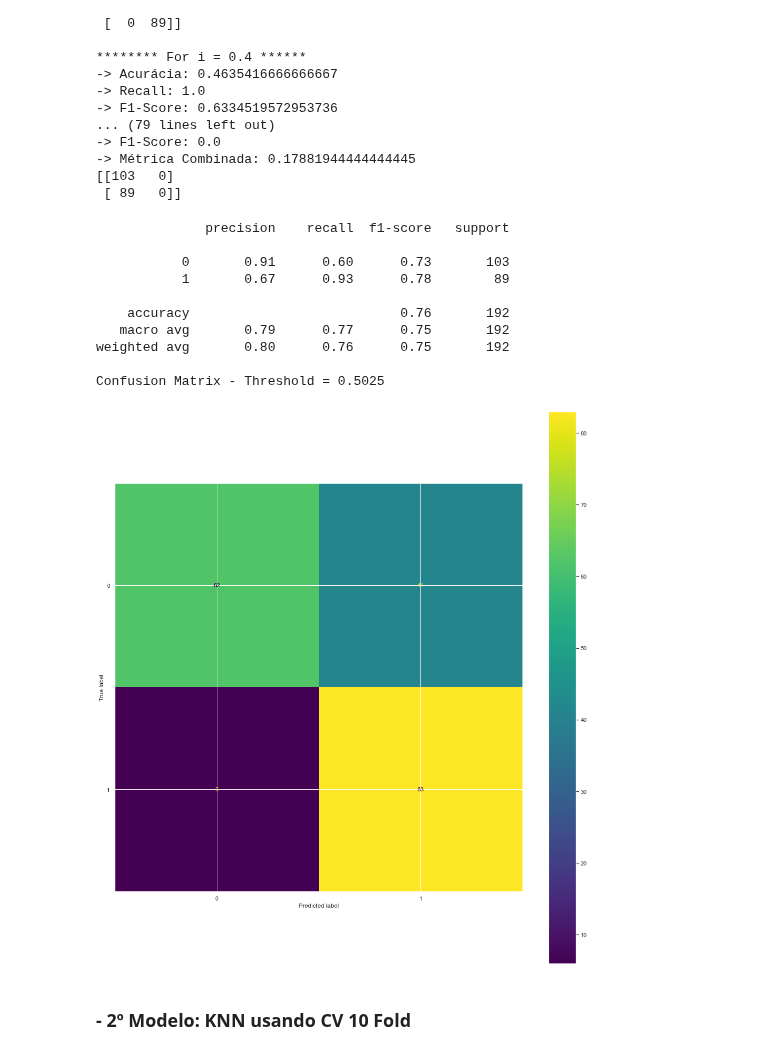
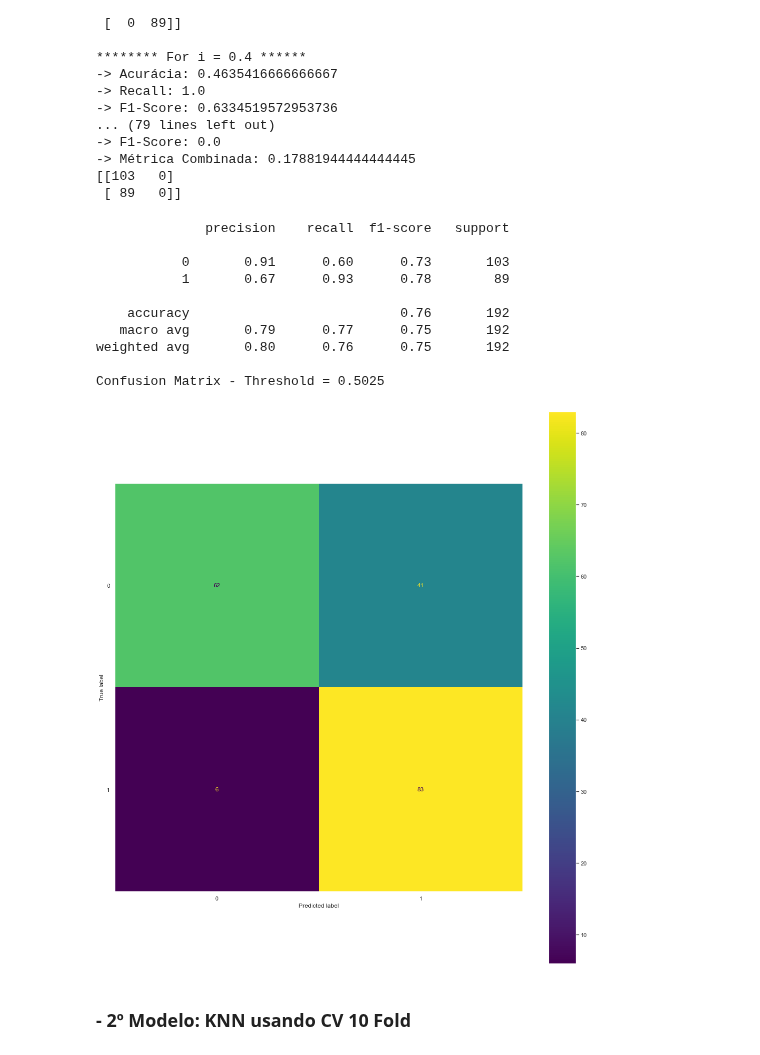
Before and after one commit to faustinothiagos/Project_Workshop_3_DS_Digital_House, a Jupyter notebook: workshop3.ipynb, the cells around one changed output. Drawn from its saved outputs; the diff is of its cells as text; code cells hidden in the pictures.

Commit message:
v18, Random Forest Completo, começo de XGBoost, arrumando plot de confusion matrixes

```diff
--- a/workshop3.ipynb
+++ b/workshop3.ipynb
@@ -570,0 +573,8 @@ Logit Regression Results
+# %%
+from sklearn.dummy import DummyClassifier
+
+dummy_clf = DummyClassifier(strategy="most_frequent")
+dummy_clf.fit(X_train, y_train)
+
+print(metrics.classification_report(y_test, dummy_clf.predict(X_test)))
+print(confusion_matrix(y_test, dummy_clf.predict(X_test)))
@@ -627,22 +647,22 @@ log_reg_best_thresh = max(log_reg_metric_combo_dict, key=log_reg_metric_combo_di
 # %%
 features_e_target = ['Status'].append(features)
 log_reg_pred = pred_proba_df.applymap(lambda x: 1 if x > log_reg_best_thresh else 0)
 
 print(metrics.classification_report(y_test, log_reg_pred[1]))
 print(f"Confusion Matrix - Threshold = {log_reg_best_thresh}")
-ConfusionMatrixDisplay(confusion_matrix(y_test, log_reg_pred[1])).plot();
+ConfusionMatrixDisplay(confusion_matrix(y_test, log_reg_pred[1])).plot(); plt.grid(False);
 # %% [output]
               precision    recall  f1-score   support
 
            0       0.91      0.60      0.73       103
            1       0.67      0.93      0.78        89
 
     accuracy                           0.76       192
    macro avg       0.79      0.77      0.75       192
 weighted avg       0.80      0.76      0.75       192
 
 Confusion Matrix - Threshold = 0.5025
-[figure, old version]
+[figure, new version]
 # %% [markdown]
 ### __- 2º Modelo:__ KNN usando CV 10 Fold
 # %%
```
Also changed, not shown: parts of 17 cells of this notebook.
